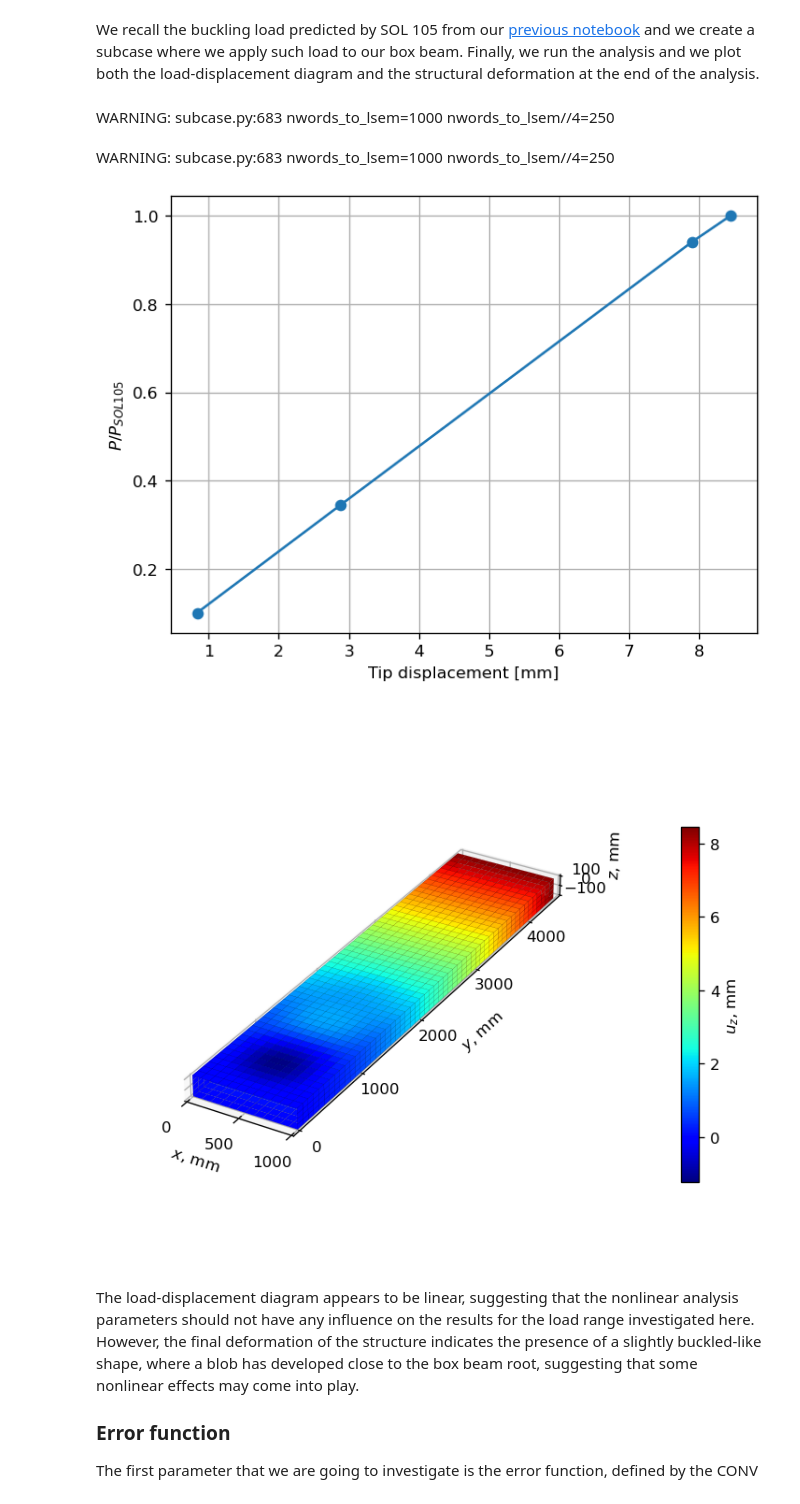
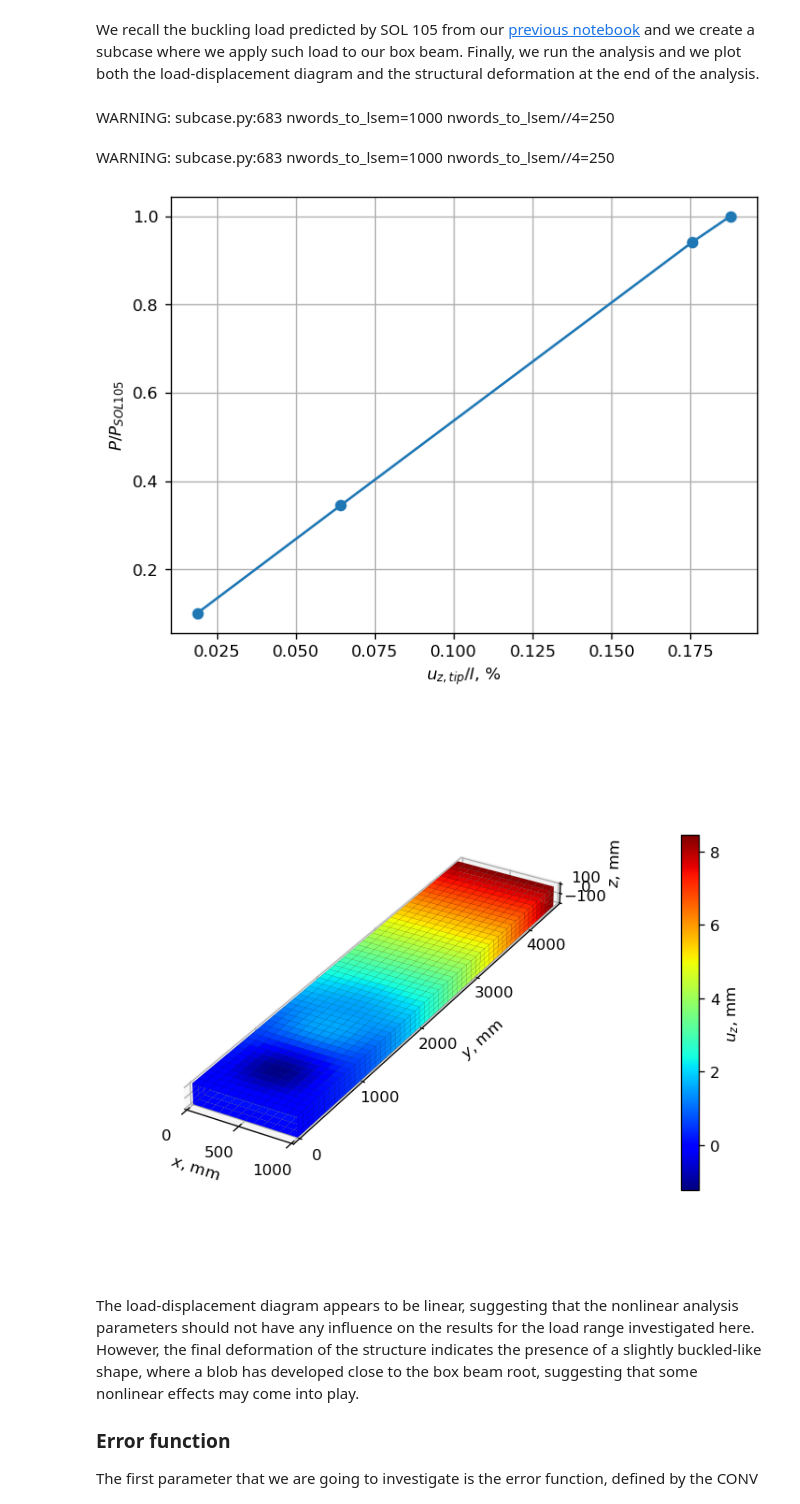
Before and after one commit to fmamitrotta/nonlinear-structural-stability-notebooks, a Jupyter notebook: notebooks/05_Sensitivity_Study_of_SOL_106_Nonlinear_Analysis_Parameters.ipynb, the cells around one changed output. Cells and saved outputs as stored; diff of their text form; code cells hidden in the pictures.

Commit message:
Updated figure labels and changed denomination of span into length

```diff
--- a/notebooks/05_Sensitivity_Study_of_SOL_106_Nonlinear_Analysis_Parameters.ipynb
+++ b/notebooks/05_Sensitivity_Study_of_SOL_106_Nonlinear_Analysis_Parameters.ipynb
@@ -29,14 +29,14 @@ SVG(filename=os.path.join('resources', '04_BoxBeamGeometry.svg'))
 # %% [output]
 [drawing not drawn]
 # %%
-AR = 9.   # aspect ratio - 2*b/w (the span of the box beam corresponds to half the span of the CRM wing)
+AR = 9.   # aspect ratio - 2*b/w (the length of the box beam corresponds to half the span of the CRM wing)
 w = 1e3   # width [mm]
-b = AR*w/2  # span [mm]
+l = AR*w/2  # length [mm]
 non_dimensional_height = 0.2  # h/w
 h = w*non_dimensional_height  # box height [mm]
 non_dimensional_thickness = 1/50  # t/h
 t = h*non_dimensional_thickness   # shell thickness [mm]
-print(f'Box beam dimensions:\n- width: {w/1e3:.1f} m\n- span: {b/1e3:.1f} m\n- height: {h/1e3:.1f} m\n- wall thickness: {t:.1f} mm')
+print(f'Box beam dimensions:\n- width: {w/1e3:.1f} m\n- length: {l/1e3:.1f} m\n- height: {h/1e3:.1f} m\n- wall thickness: {t:.1f} mm')
 # %% [output]
 Box beam dimensions:
 - width: 1.0 m
@@ -56,9 +56,11 @@ We discretize our box beam using the function `mesh_box` from the `box_beam_util
 # %%
 from resources import box_beam_utils  # module with useful functions to work with box beam problems
 
-edge_length = 86  # [mm]
-nodes_coordinates_array, nodes_connectivity_matrix = box_beam_utils.mesh_box(width=w, span=b, height=h, edge_length=edge_length)  # generate coordinates of the nodes and connectivity information
-box_beam_bdf_input = box_beam_utils.create_base_bdf_input(young_modulus=E, poisson_ratio=nu, density=rho, shell_thickness=t, nodes_xyz_array=nodes_coordinates_array, nodes_connectivity_matrix=nodes_connectivity_matrix)  # create base BDF object
+shell_element_length = 86  # [mm]
+nodes_coordinates_array, nodes_connectivity_matrix = box_beam_utils.mesh_box(width=w, length=l, height=h, element_length=shell_element_length)  # generate coordinates of the nodes and connectivity information
+box_beam_bdf_input = box_beam_utils.create_base_bdf_input(young_modulus=E, poisson_ratio=nu, density=rho, shell_thickness=t,
+                                                          nodes_xyz_array=nodes_coordinates_array,
+                                                          nodes_connectivity_matrix=nodes_connectivity_matrix)  # create base BDF object
 print(box_beam_bdf_input.get_bdf_stats())
 # %% [output]
 ---BDF Statistics---
@@ -98,9 +100,9 @@ import numpy as np  # package to work with arrays and linear algebra
 
 # Add RBE2 element to make tip section rigid
 master_node_id = np.size(nodes_coordinates_array, 0) + 1  # define id of master node of tip section
-box_beam_bdf_input.add_grid(master_node_id, [w/2, b, 0.])  # add GRID card to define master node of tip section
+box_beam_bdf_input.add_grid(master_node_id, [w/2, l, 0.])  # add GRID card to define master node of tip section
 nodes_ids = np.arange(1, np.size(nodes_coordinates_array, 0) + 1)  # find the id of all nodes
-tip_nodes_ids = nodes_ids[nodes_coordinates_array[:,1]==b]  # find id of the nodes located at the tip section
+tip_nodes_ids = nodes_ids[nodes_coordinates_array[:,1]==l]  # find id of the nodes located at the tip section
 rbe2_eid = len(box_beam_bdf_input.elements) + 1  # define id of the RBE2 element
 box_beam_bdf_input.add_rbe2(rbe2_eid, master_node_id, '123456', tip_nodes_ids)  # add RBE2 card
 
@@ -144,36 +146,36 @@ pynastran_utils.run_analysis(directory_path=analysis_directory_path, bdf_object=
 # Read op2 file
 op2_filepath = os.path.join(analysis_directory_path, input_filename + '.op2')
 op2_output = read_op2(op2_filename=op2_filepath, debug=None, load_geometry=True)
 
 # Find load and displacement history
 _, loads, displacements = pynastran_utils.read_load_displacement_history_from_op2(op2_object=op2_output, displacement_node_id=master_node_id)
 
 # Plot load-displacement diagram
 plt.rcParams['figure.dpi'] = 120  # default dpi of figures
 load_component_index = 2  # select load along z-axis
 displacement_component_index = 2  # select displacement along z-axis
 _, ax = plt.subplots()  # create figure with one subplot
-ax.plot(displacements[1][:,displacement_component_index], loads[1][:, load_component_index]/sol_105_buckling_load, 'o-')  # plot load vs displacement
-plt.xlabel('Tip displacement [mm]')
+ax.plot(displacements[1][:,displacement_component_index]/l*100, loads[1][:, load_component_index]/sol_105_buckling_load, 'o-')  # plot load vs displacement
+plt.xlabel('$u_{z, tip}/l$, %')
 plt.ylabel('$P/P_{SOL 105}$')
 plt.grid()
 plt.show()
 
 # Plot structural deformation at the last converged iteration
 _, ax, cbar = pynastran_utils.plot_static_deformation(op2_object=op2_output, displacement_component='tz')
 ax.locator_params(axis='x', nbins=3)  # number of x-axis ticks
 ax.locator_params(axis='z', nbins=2)  # number of z-axis ticks
 ax.tick_params(axis='y', which='major', pad=20)  # distance of y-axis tick labels
 ax.tick_params(axis='z', which='major', pad=6)  # distance of z-axis tick labels
 ax.yaxis.labelpad = 60  # distance of y-axis label
 ax.zaxis.labelpad = 10  # distance of z-axis label
 cbar.ax.set_position(cbar.ax.get_position().shrunk(1.0, .66))  # decrease colorbar size
 cbar.ax.set_position(cbar.ax.get_position().translated(0, .14))  # move colorbar upwards
 plt.show()
 # %% [output]
 WARNING: subcase.py:683 nwords_to_lsem=1000 nwords_to_lsem//4=250
 WARNING: subcase.py:683 nwords_to_lsem=1000 nwords_to_lsem//4=250
-[figure, old version]
+[figure, new version]
 [figure]
 # %% [markdown]
 The load-displacement diagram appears to be linear, suggesting that the nonlinear analysis parameters should not have any influence on the results for the load range investigated here. However, the final deformation of the structure indicates the presence of a slightly buckled-like shape, where a blob has developed close to the box beam root, suggesting that some nonlinear effects may come into play.
```
Also changed, not shown: parts of 8 cells of this notebook.
